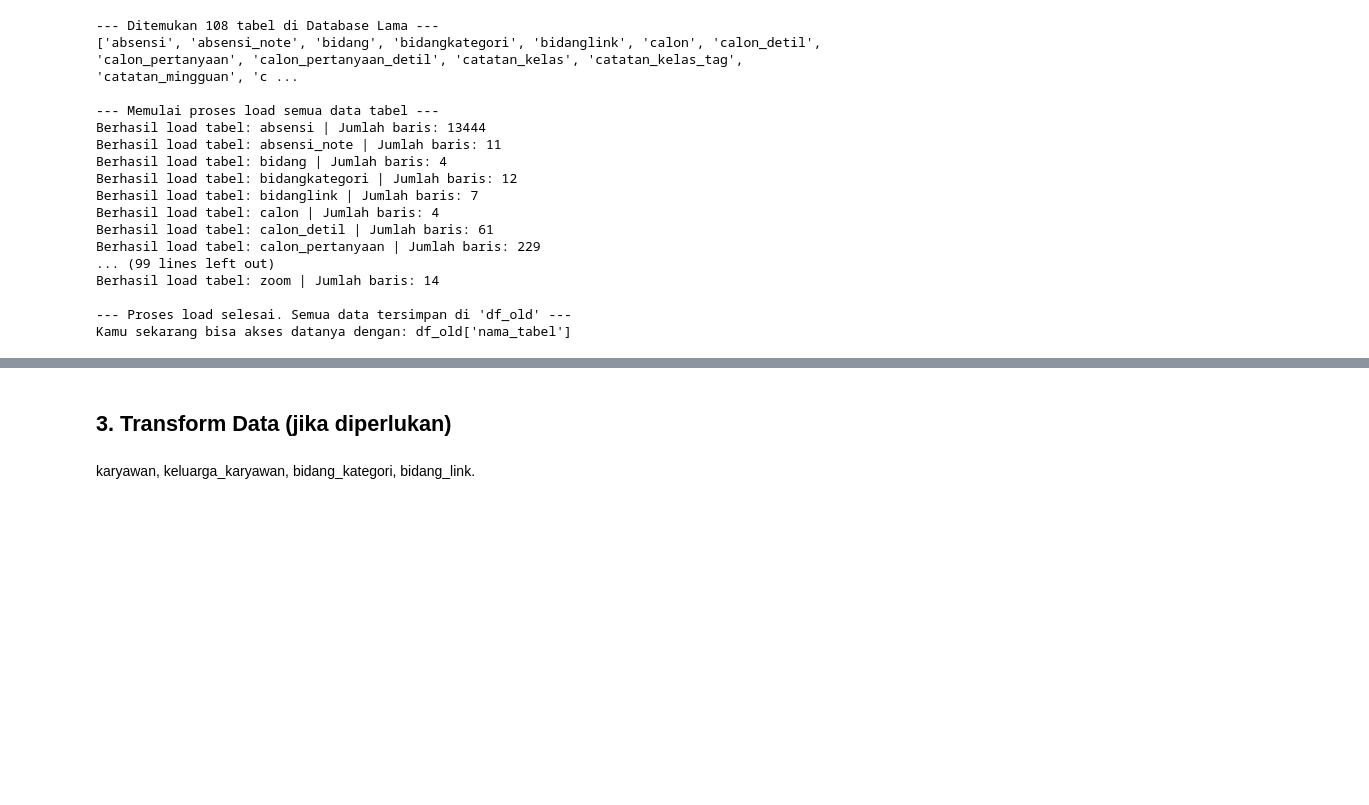
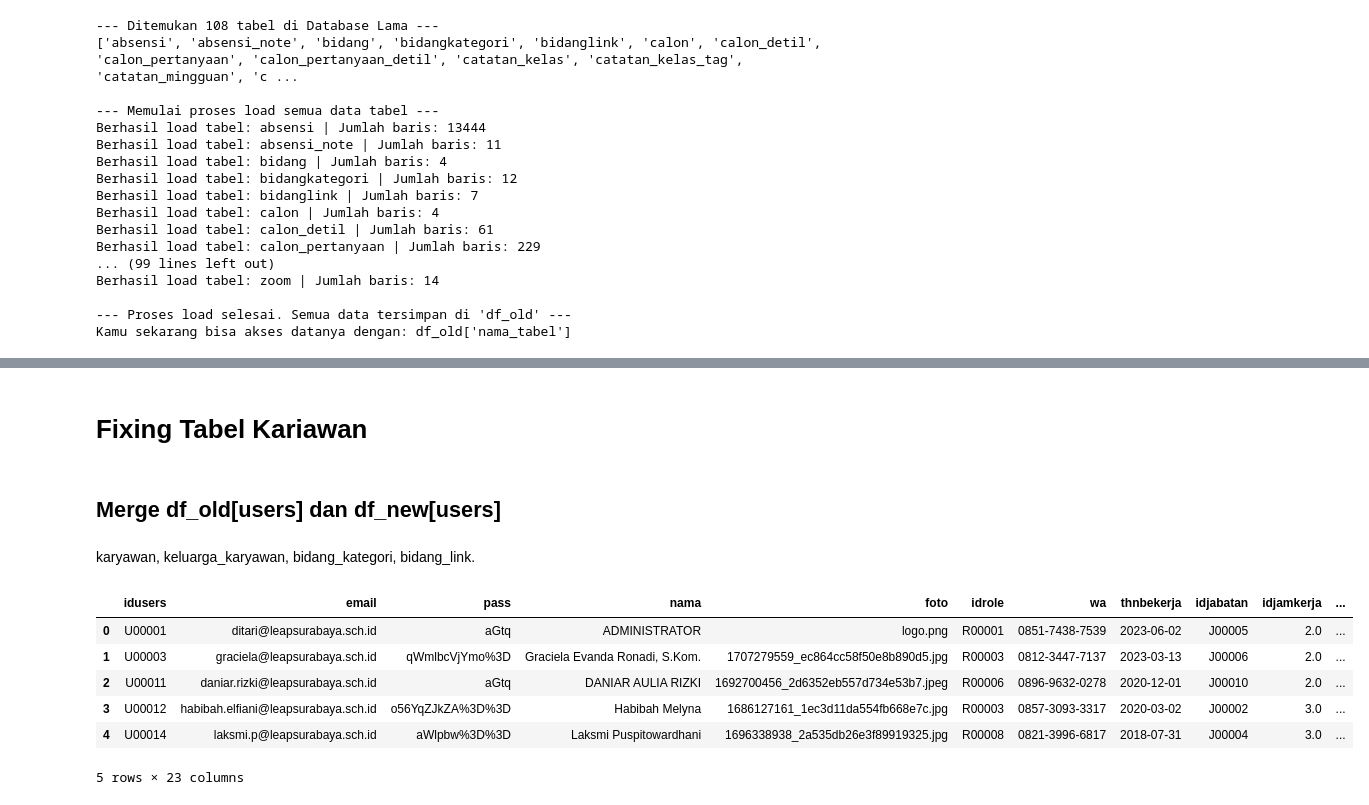
Before and after one commit to umamhaniff/DB_Migration_Leap, a Jupyter notebook: fase_2/script_cimut.ipynb, the cells around one changed output, grey strips where cells are left out. Drawn from its saved outputs; the diff is of its cells as text; code cells hidden in the pictures; blank space fills up the shorter version.

```diff
--- a/fase_2/script_cimut.ipynb
+++ b/fase_2/script_cimut.ipynb
@@ -142,7 +142,19 @@ Berhasil load tabel: web_berita | Jumlah baris: 0
 Berhasil load tabel: web_statistik | Jumlah baris: 0
 
 --- Proses load selesai. Data DB Baru tersimpan di 'df_new' ---
-# %% [markdown]
-## 3. Transform Data (jika diperlukan)
+# %% [markdown]
+# Fixing Tabel Kariawan
+# %% [markdown]
+## Merge df_old[users] dan df_new[users]
 # %% [markdown]
 karyawan, keluarga_karyawan, bidang_kategori, bidang_link.
+# %%
+df_old['users'].head()
+# %% [output]
+|  | idusers | email | pass | nama | foto | idrole | wa | thnbekerja | idjabatan | idjamkerja | ... |
+| 0 | U00001 | ditari@leapsurabaya.sch.id | aGtq | ADMINISTRATOR | logo.png | R00001 | 0851-7438-7539 | 2023-06-02 | J00005 | 2.0 | ... |
+| 1 | U00003 | graciela@leapsurabaya.sch.id | qWmlbcVjYmo%3D | Graciela Evanda Ronadi, S.Kom. | 1707279559_ec864cc58f50e8b890d5.jpg | R00003 | 0812-3447-7137 | 2023-03-13 | J00006 | 2.0 | ... |
+| 2 | U00011 | daniar.rizki@leapsurabaya.sch.id | aGtq | DANIAR AULIA RIZKI | 1692700456_2d6352eb557d734e53b7.jpeg | R00006 | 0896-9632-0278 | 2020-12-01 | J00010 | 2.0 | ... |
+| 3 | U00012 | habibah.elfiani@leapsurabaya.sch.id | o56YqZJkZA%3D%3D | Habibah Melyna | 1686127161_1ec3d11da554fb668e7c.jpg | R00003 | 0857-3093-3317 | 2020-03-02 | J00002 | 3.0 | ... |
+| 4 | U00014 | laksmi.p@leapsurabaya.sch.id | aWlpbw%3D%3D | Laksmi Puspitowardhani | 1696338938_2a535db26e3f89919325.jpg | R00008 | 0821-3996-6817 | 2018-07-31 | J00004 | 3.0 | ... |
+5 rows × 23 columns
```
Also changed, not shown: parts of 51 cells of this notebook, 4 other files.
